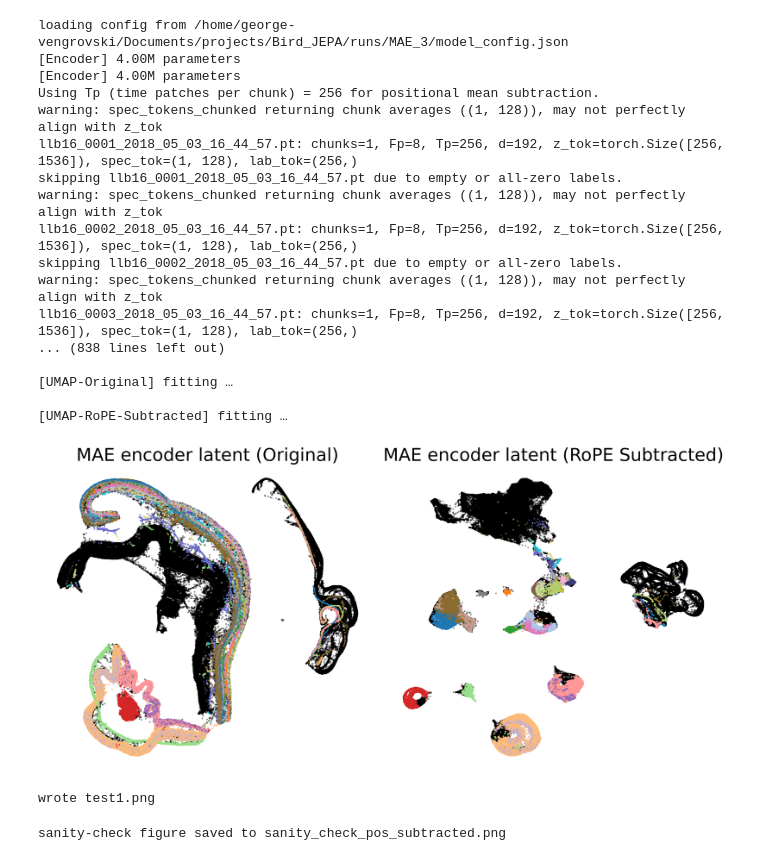
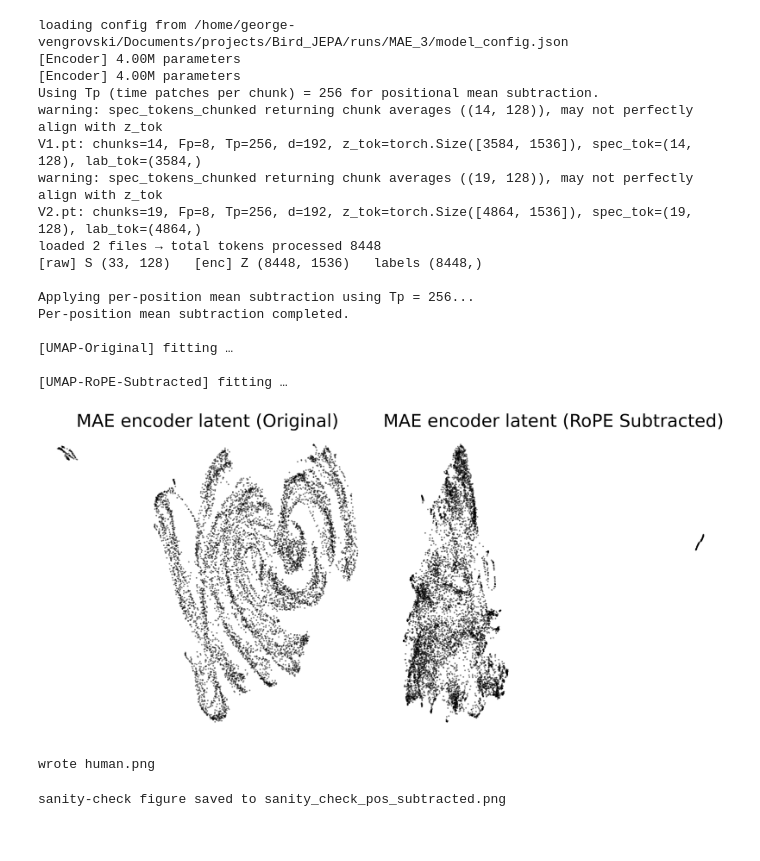
Before and after one commit to georgevenven/Bird_JEPA, a Jupyter notebook: fig_gen_scripts/plot_embedding.ipynb, the cells around one changed output. Drawn from its saved outputs; the diff is of its cells as text; code cells hidden in the pictures.

```diff
--- a/fig_gen_scripts/plot_embedding.ipynb
+++ b/fig_gen_scripts/plot_embedding.ipynb
@@ -202,12 +202,12 @@ def sanity_grid(rows, out_png="sanity_check.png"):
     print(f"sanity-check figure saved to {out_png}")
 
 
-spec_dir = "/media/george-vengrovski/Desk SSD/BirdJEPA/llb16_specs"  # directory containing `.pt` files
+spec_dir = "/media/george-vengrovski/Desk SSD/BirdJEPA/human"  # directory containing `.pt` files
 ckpt_path = "/home/george-vengrovski/Documents/projects/Bird_JEPA/runs/MAE_3/weights/best.pt"  # path to BirdJEPA encoder checkpoint
-out_png = "test1.png"  # output filename for the UMAP plot
+out_png = "human.png"  # output filename for the UMAP plot
 max_tokens = 256_000  # maximum number of tokens to process
 device = "cpu"
-include_zero_labels = False  # Set to True to include files with all zero labels
+include_zero_labels = True  # Set to True to include files with all zero labels
 
 device = torch.device(device)
 
@@ -312,42 +312,42 @@ def scatter_plot(ax, emb, lab, title):
         max_label_val = lab.max() if lab.size > 0 else 0
         ax.scatter(emb[fg, 0], emb[fg, 1], c=lab_fg_adjusted, s=3, alpha=.7,
                    cmap=make_cmap(max_label_val if max_label_val > 0 else 1))
     ax.set_title(title)
     ax.axis("off")
 
 # 5.3. Create Figure and Plot both UMAPs
 fig, (ax1, ax2) = plt.subplots(1, 2, figsize=(16, 8), dpi=300)
 scatter_plot(ax1, emb_original, L, "MAE encoder latent (Original)")
 scatter_plot(ax2, emb_rope_subtracted, L, "MAE encoder latent (RoPE Subtracted)")
 plt.tight_layout()
 plt.savefig(out_png, bbox_inches="tight")
 plt.show()
 print(f"wrote {out_png}")
 
 # %% [markdown]
 # ### 6. Sanity Check Visualization (Optional)
 
 # %%
 if sanity_rows:
     sanity_grid(sanity_rows, out_png="sanity_check_pos_subtracted.png")
 # %% [output]
 loading config from /home/george-vengrovski/Documents/projects/Bird_JEPA/runs/MAE_3/model_config.json
 [Encoder] 4.00M parameters
 [Encoder] 4.00M parameters
 Using Tp (time patches per chunk) = 256 for positional mean subtraction.
-warning: spec_tokens_chunked returning chunk averages ((1, 128)), may not perfectly align with z_tok
-llb16_0001_2018_05_03_16_44_57.pt: chunks=1, Fp=8, Tp=256, d=192, z_tok=torch.Size([256, 1536]), spec_tok=(1, 128), lab_tok=(256,)
-skipping llb16_0001_2018_05_03_16_44_57.pt due to empty or all-zero labels.
-warning: spec_tokens_chunked returning chunk averages ((1, 128)), may not perfectly align with z_tok
-llb16_0002_2018_05_03_16_44_57.pt: chunks=1, Fp=8, Tp=256, d=192, z_tok=torch.Size([256, 1536]), spec_tok=(1, 128), lab_tok=(256,)
-skipping llb16_0002_2018_05_03_16_44_57.pt due to empty or all-zero labels.
-warning: spec_tokens_chunked returning chunk averages ((1, 128)), may not perfectly align with z_tok
-llb16_0003_2018_05_03_16_44_57.pt: chunks=1, Fp=8, Tp=256, d=192, z_tok=torch.Size([256, 1536]), spec_tok=(1, 128), lab_tok=(256,)
-... (838 lines left out)
+warning: spec_tokens_chunked returning chunk averages ((14, 128)), may not perfectly align with z_tok
+V1.pt: chunks=14, Fp=8, Tp=256, d=192, z_tok=torch.Size([3584, 1536]), spec_tok=(14, 128), lab_tok=(3584,)
+warning: spec_tokens_chunked returning chunk averages ((19, 128)), may not perfectly align with z_tok
+V2.pt: chunks=19, Fp=8, Tp=256, d=192, z_tok=torch.Size([4864, 1536]), spec_tok=(19, 128), lab_tok=(4864,)
+loaded 2 files → total tokens processed 8448
+[raw] S (33, 128)   [enc] Z (8448, 1536)   labels (8448,)
+
+Applying per-position mean subtraction using Tp = 256...
+Per-position mean subtraction completed.
 
 [UMAP-Original] fitting …
 
 [UMAP-RoPE-Subtracted] fitting …
-[figure, old version]
+[figure, new version]
-wrote test1.png
+wrote human.png
 sanity-check figure saved to sanity_check_pos_subtracted.png
```
Also changed, not shown: 2 other files.
